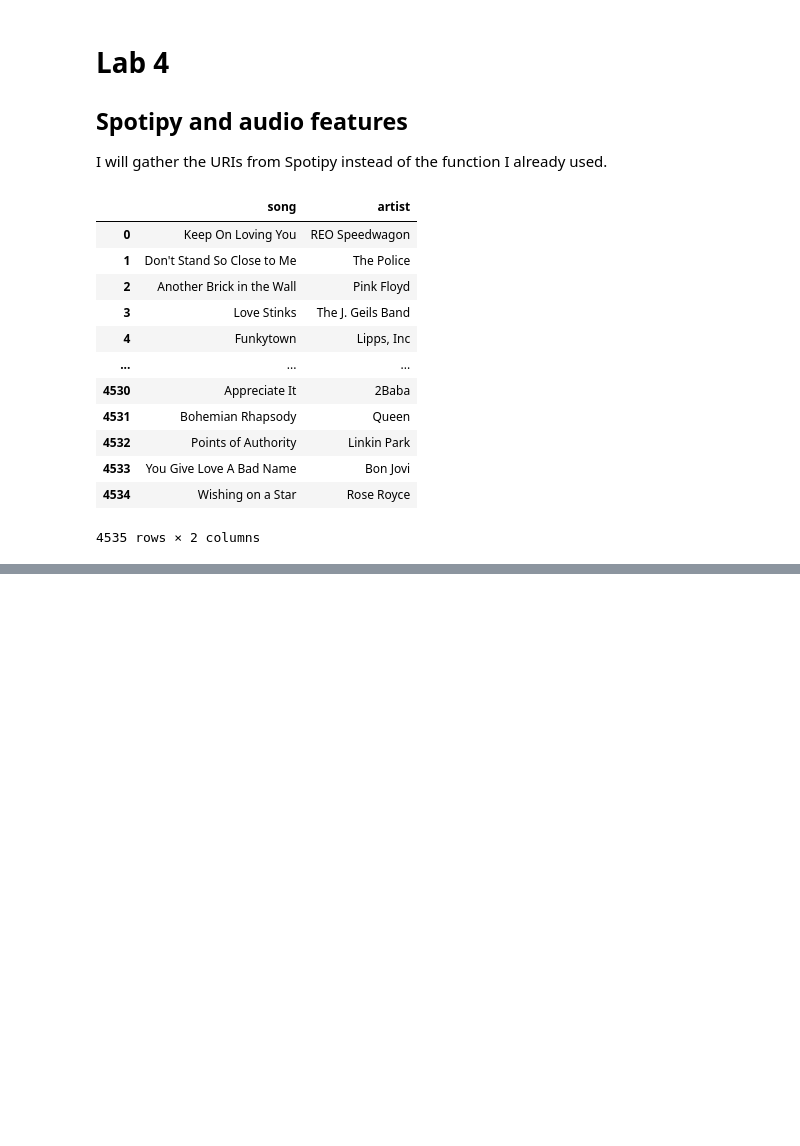
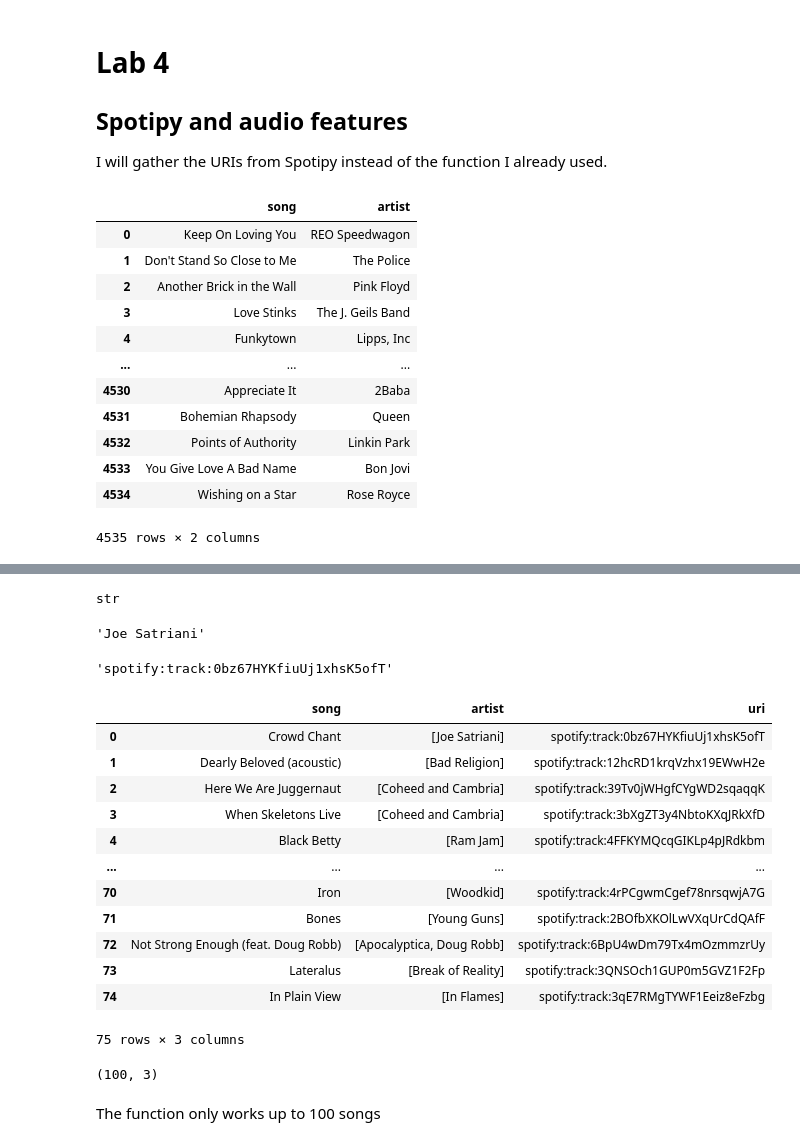
Before and after one commit to cargide/lab-web-scraping-single-page, a Jupyter notebook: lab01.ipynb, the cells around one changed output, grey strips where cells are left out. Saved outputs shown, nothing was run; the diff lists cells and outputs as text; code cells hidden in the pictures; blank space fills up the shorter version.

```diff
--- a/lab01.ipynb
+++ b/lab01.ipynb
@@ -752,0 +784,3 @@ sp = spotipy.Spotify(auth_manager=SpotifyClientCredentials(client_id=secrets_dic
+# %%
+# results = sp.user_playlist_tracks("spotify",'1fKJQ8SddFYDNRetwubZAP')
+results = sp.playlist_tracks('1fKJQ8SddFYDNRetwubZAP')
@@ -752,0 +791,52 @@ sp = spotipy.Spotify(auth_manager=SpotifyClientCredentials(client_id=secrets_dic
+# %%
+results["items"][0]["track"]['name']
+# %% [output]
+str
+# %%
+results["items"][0]["track"]['artists'][0]['name']
+# %% [output]
+'Joe Satriani'
+# %%
+results["items"][0]["track"]['uri']
+# %% [output]
+'spotify:track:0bz67HYKfiuUj1xhsK5ofT'
+# %%
+# Creates a dataframe from a given playlist
+def get_df_from_playlist(playlist_id):
+    songs = []
+    artists = []
+    uri = []
+
+    results = sp.playlist_tracks(playlist_id)
+    for item in results["items"]:
+        songs.append(item["track"]['name'])
+        names = []
+        for name in item["track"]['artists']:
+            names.append(name['name'])
+        artists.append(names)
+        uri.append(item["track"]['uri'])
+
+    df = pd.DataFrame({'song':songs,
+                      'artist':artists,
+                      'uri':uri
+                    })
+
+    return df
+# %%
+df1 = get_df_from_playlist('1fKJQ8SddFYDNRetwubZAP')
+# %%
+df1
+# %% [output]
+|  | song | artist | uri |
+| 0 | Crowd Chant | [Joe Satriani] | spotify:track:0bz67HYKfiuUj1xhsK5ofT |
+| 1 | Dearly Beloved (acoustic) | [Bad Religion] | spotify:track:12hcRD1krqVzhx19EWwH2e |
+| 2 | Here We Are Juggernaut | [Coheed and Cambria] | spotify:track:39Tv0jWHgfCYgWD2sqaqqK |
+| 3 | When Skeletons Live | [Coheed and Cambria] | spotify:track:3bXgZT3y4NbtoKXqJRkXfD |
+| 4 | Black Betty | [Ram Jam] | spotify:track:4FFKYMQcqGIKLp4pJRdkbm |
+| ... | ... | ... | ... |
+| 70 | Iron | [Woodkid] | spotify:track:4rPCgwmCgef78nrsqwjA7G |
+| 71 | Bones | [Young Guns] | spotify:track:2BOfbXKOlLwVXqUrCdQAfF |
+| 72 | Not Strong Enough (feat. Doug Robb) | [Apocalyptica, Doug Robb] | spotify:track:6BpU4wDm79Tx4mOzmmzrUy |
+| 73 | Lateralus | [Break of Reality] | spotify:track:3QNSOch1GUP0m5GVZ1F2Fp |
+| 74 | In Plain View | [In Flames] | spotify:track:3qE7RMgTYWF1Eeiz8eFzbg |
+75 rows × 3 columns
@@ -752,0 +846,6 @@ sp = spotipy.Spotify(auth_manager=SpotifyClientCredentials(client_id=secrets_dic
+# %%
+df.shape
+# %% [output]
+(100, 3)
+# %% [markdown]
+The function only works up to 100 songs
```
Also changed, not shown: parts of 12 cells of this notebook, 1 other file.
